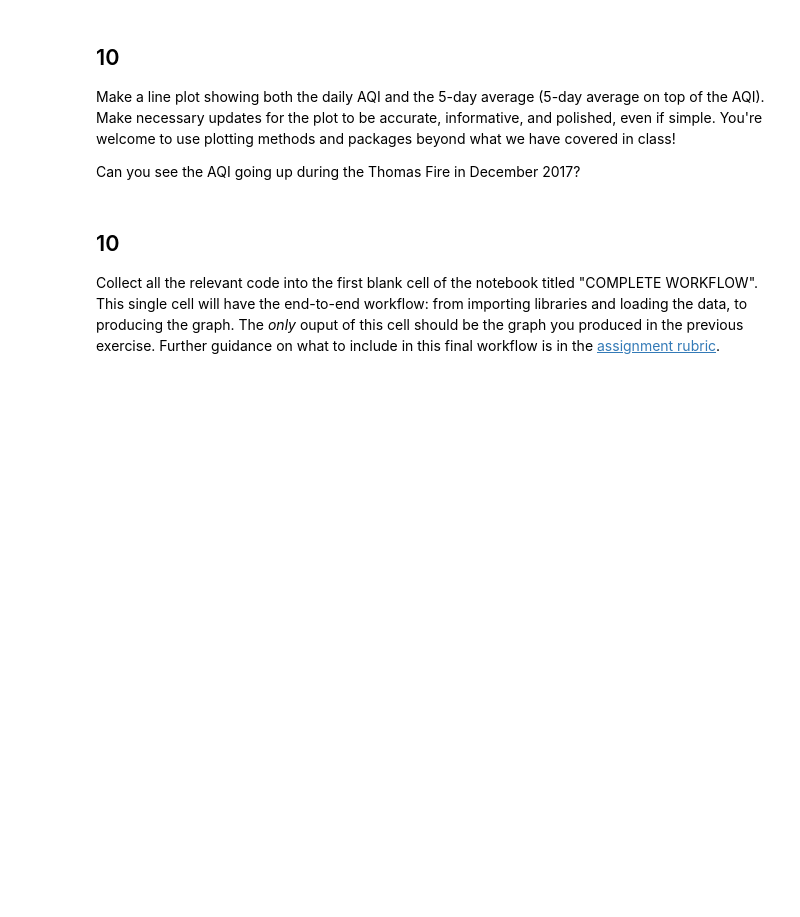
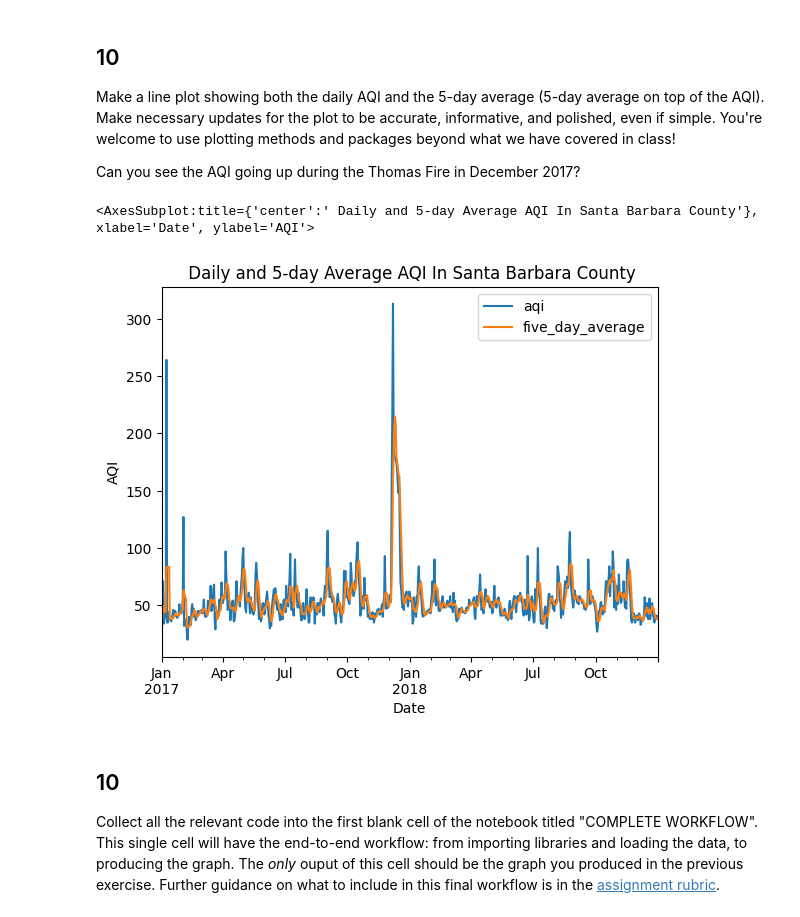
Before and after one commit to Aoverbye/eds220-hwk2, a Jupyter notebook: hwk2-task3-aqi.ipynb, the cells around one changed output. Drawn from its saved outputs; the diff is of its cells as text; code cells hidden in the pictures; blank space fills up the shorter version.

Commit message:
Worked on problem 10, added graph.

```diff
--- a/hwk2-task3-aqi.ipynb
+++ b/hwk2-task3-aqi.ipynb
@@ -210,6 +212,6 @@ In the following cell:
 1. Update the date column of `aqi_sb` to be a `pandas.datetime` object.
 2. Update the index of `aqi_sb` to be the `date` column.
 # %%
-aqi_sb.date = ...
-aqi_sb = ...
+aqi_sb.date = pd.to_datetime(aqi_sb['date'])
+aqi_sb = aqi_sb.set_index('date')
 aqi_sb
@@ -227,5 +248,5 @@ In the next cell we will calculate an average over a [rolling window](https://pa
 Store your answer in the `rolling_average` variable. You should have two columns in your series, `date` and the averages.
 # %%
 # Calculate AQI rolling average over 5 days
-rolling_average = ...
+rolling_average = aqi_sb['aqi'].rolling('5D').mean()
 rolling_average
@@ -233,6 +268,8 @@ rolling_average
 ## 9
 
 Without creating any new variables, add the mean of the AQI over a 5-day rolling window as a new column named `five_day_average` to the `aqi_sb` dataframe.
+# %%
+aqi_sb['five_day_average'] = rolling_average
 # %% [markdown]
 <!-- BEGIN QUESTION -->
 
@@ -240,6 +277,16 @@ Without creating any new variables, add the mean of the AQI over a 5-day rolling
 Make a line plot showing both the daily AQI and the 5-day average (5-day average on top of the AQI). Make necessary updates for the plot to be accurate, informative, and polished, even if simple. You're welcome to use plotting methods and packages beyond what we have covered in class!
 
 Can you see the AQI going up during the Thomas Fire in December 2017?
+# %%
+aqi_sb[['aqi', 'five_day_average']].plot(kind='line',
+                                         legend = ['Daily AQI', 'Five Day Average AQI'],
+                                         title=' Daily and 5-day Average AQI In Santa Barbara County',
+                                         ylabel='AQI',
+                                         xlabel='Date',
+                                        )
+# %% [output]
+<AxesSubplot:title={'center':' Daily and 5-day Average AQI In Santa Barbara County'}, xlabel='Date', ylabel='AQI'>
+[figure, added]
 # %% [markdown]
 ## 10
 
```
Also changed, not shown: parts of 7 cells of this notebook.
